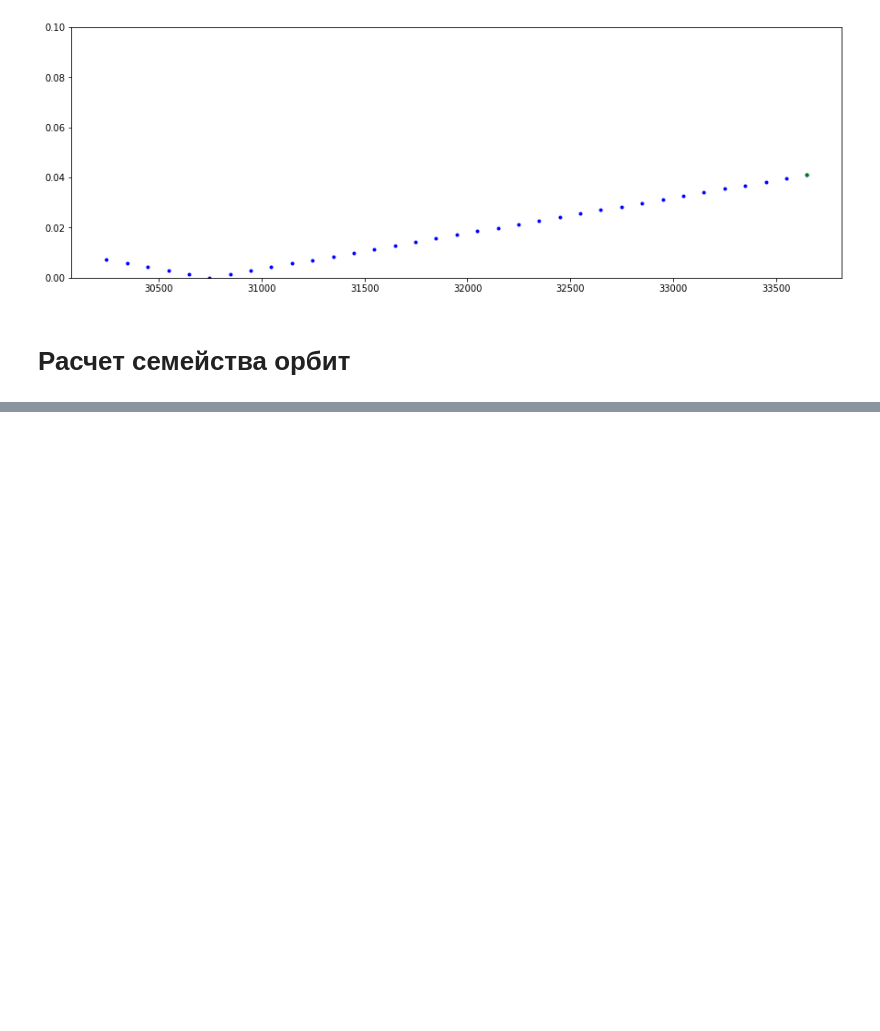
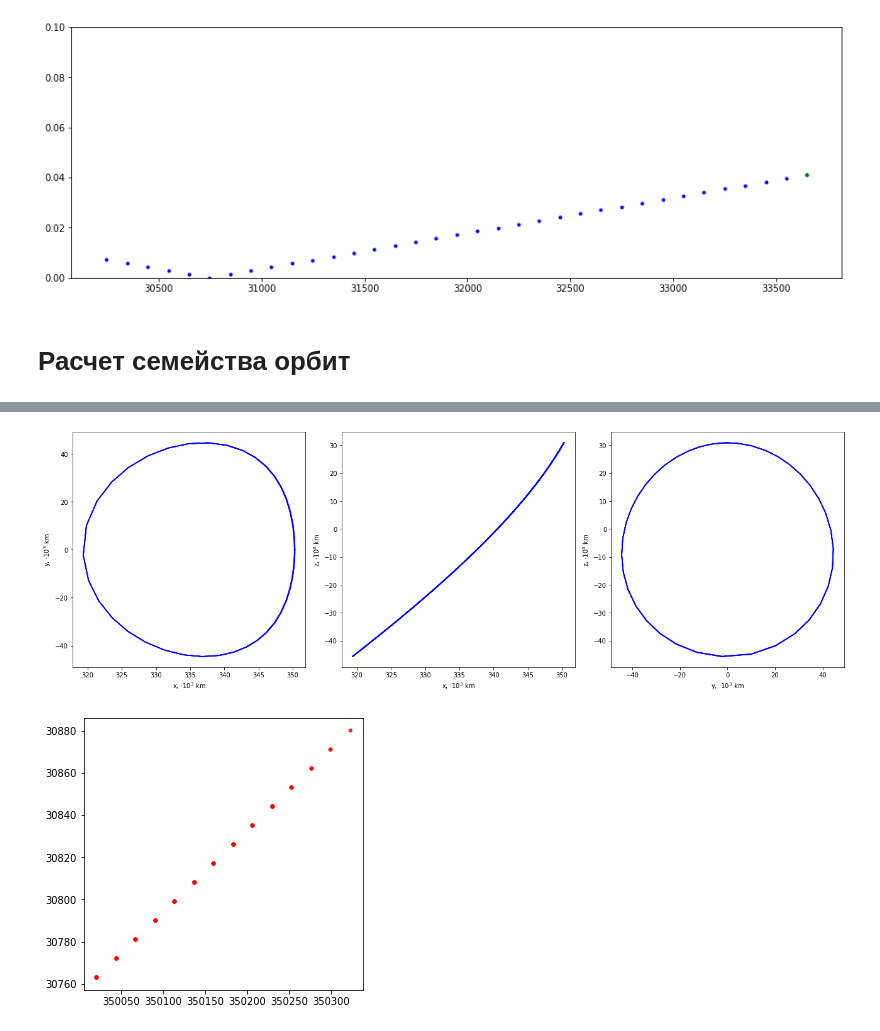
Before and after one commit to dgafurova/computation-of-periodic-orbits-Poincare-section, a Jupyter notebook: find halo orbits.ipynb, the cells around one changed output, grey strips where cells are left out. Cells and saved outputs as stored; diff of their text form; code cells hidden in the pictures; blank space fills up the shorter version.

```diff
--- a/find halo orbits.ipynb
+++ b/find halo orbits.ipynb
@@ -304,4 +362,0 @@ y1 [ 0.91080425  0.          0.08012332  0.         -0.31704453  0.        ]
-# %%
-alpha0 = 0.3742138346888931
-dalpha = 0.01
-r = 100
@@ -374,0 +363,69 @@ y1 [ 0.9111075  0.         0.0802407  0.        -0.3178808  0.       ]
+# %%
+fig1, ax = plt.subplots(1, 3, figsize = (18,6))
+fig2, ax2 = plt.subplots(1, 1, figsize = (5,5))
+
+X00km = X0km
+Z00km = Z0km
+
+for n in range(0, 5):
+    X00km = X0km
+    Z00km = Z0km
+    v1 = v0
+
+    opt0 = optimizer()
+    opt0.dx = 0.1
+    opt0.dxmax = 0.5
+    opt0.tolerance = 1e-10
+
+    distvals = np.array([100, v0])
+
+    for k in range(25):
+        if opt0.needNextStep() == False: break
+
+        X1km = X00km + radius * np.cos(alpha0)
+        Z1km = Z00km + radius * np.sin(alpha0)
+
+        cur = model.get_zero_state()
+        cur[0], cur[2], cur[4] = X1km / model.R, Z1km / model.R, v1
+
+        v1 = optv(f1v, cur[4], cur)
+        cur[4] = v1
+
+        det_y1 = op.event_detector(model, events=[op.eventY(count=2)])
+        arr1, ev1 = det_y1.prop(cur, 0., 20.*np.pi, last_state='last')
+        d22 = np.linalg.norm(cur[:3] - ev1.iloc[-1, 4:7])**2
+        if d22 < distvals[0]:
+            distvals[0] = d22
+            distvals[1] = v1
+        alpha0 = opt0.nextX(alpha0, d22)
+
+    alpha0, d22 = opt0.getXY()
+    v0 = distvals[1]
+    d22 = distvals[0]
+
+    X00km, Z00km = X0km  + radius * np.cos(alpha0), Z0km + radius * np.sin(alpha0)
+    X0km, Z0km = X00km, Z00km
+
+    y0 = model.get_zero_state()
+    y0[0], y0[2], y0[4] = [X0km / model.R, Z0km/ model.R, v0]
+    print('y1', y0)
+
+    det_y0 = op.event_detector(model, events=[op.eventY(count=2)])
+    arr, evout = det_y0.prop(y0, 0, 20 * np.pi, ret_df=False, last_state='last')
+
+    print()
+    print(n, X0km, Z0km, scaler(v0, 'nd/nd-km/s'), alpha0, d22)
+
+    x0vals.append(X0km)
+    z0vals.append(Z0km)
+    vvals.append(scaler(v0, 'nd/nd-km/s'))
+    alphavals.append(alpha0)
+    tvals.append(evout[-1, 3] / np.pi)
+    d22vals.append(d22)
+
+    arr2save = np.vstack((x0vals, z0vals, vvals, alphavals, d22vals, tvals)).T
+    plotter.plot_proj(arr, ax=ax)
+
+    ax2.plot(x0vals, z0vals,'.r', alpha=0.8, linewidth=2)
+    np.savetxt('halo r' + str(radius) + ' dalpha' +  str(dalpha) + 'smc.txt', arr2save)
+# %% [output]
@@ -374,0 +447,2 @@ y1 [ 0.9111075  0.         0.0802407  0.        -0.3178808  0.       ]
+[figure, added]
+[figure, added]
```
Also changed, not shown: parts of 7 cells of this notebook.
